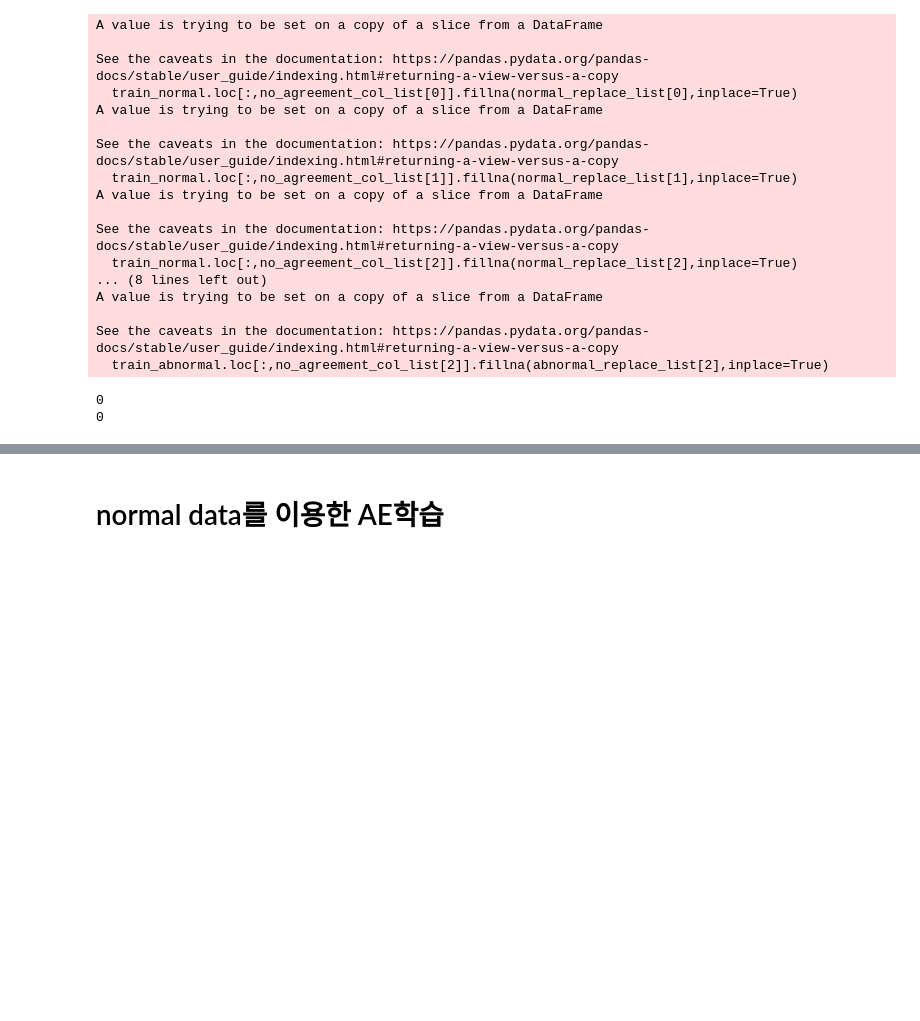
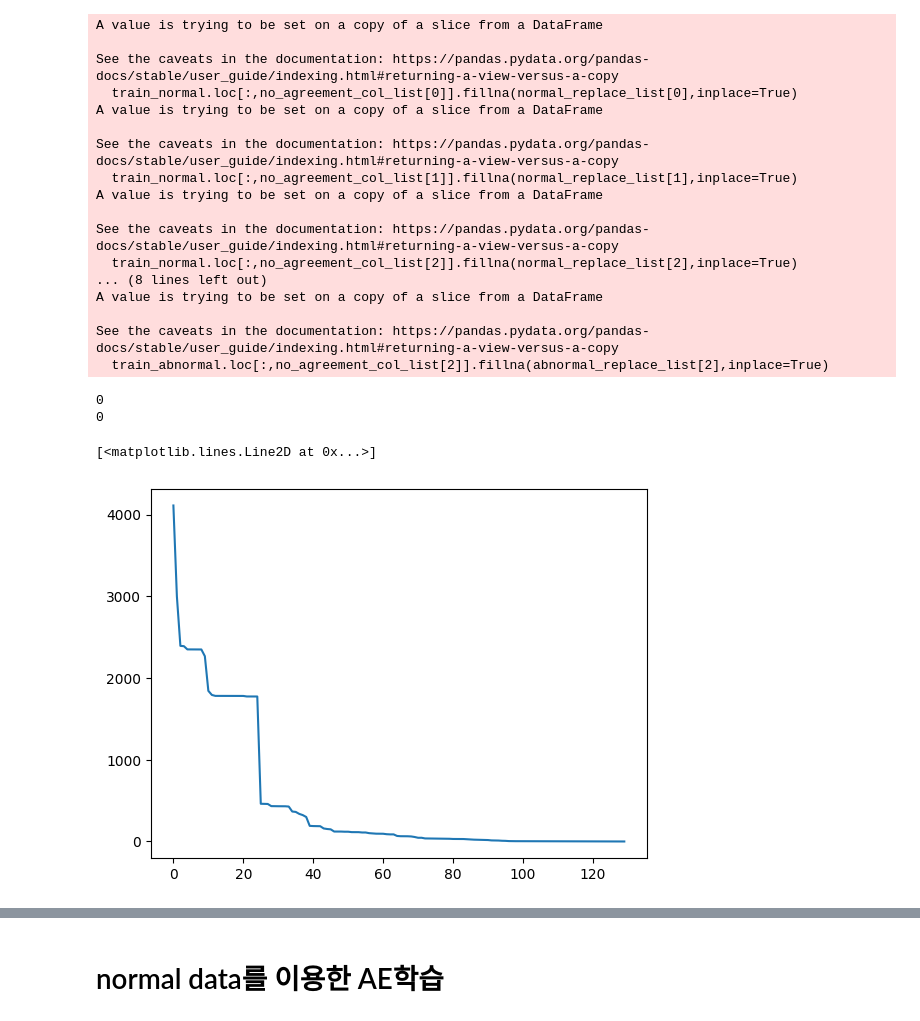
Before and after one commit to SeongJunLee-net/LGAIMERS, a Jupyter notebook: Code.ipynb, the cells around one changed output, grey strips where cells are left out. Drawn from its saved outputs; the diff is of its cells as text; code cells hidden in the pictures; blank space fills up the shorter version.

```diff
--- a/Code.ipynb
+++ b/Code.ipynb
@@ -197,0 +234,5 @@ train_abnormal.reset_index(inplace=True,drop=True)
+# %%
+plt.plot(train_abnormal.describe().loc['std',:].sort_values(ascending=False).values)
+# %% [output]
+[<matplotlib.lines.Line2D at 0x...>]
+[figure, added]
```
Also changed, not shown: parts of 23 cells of this notebook, 14 other files.
